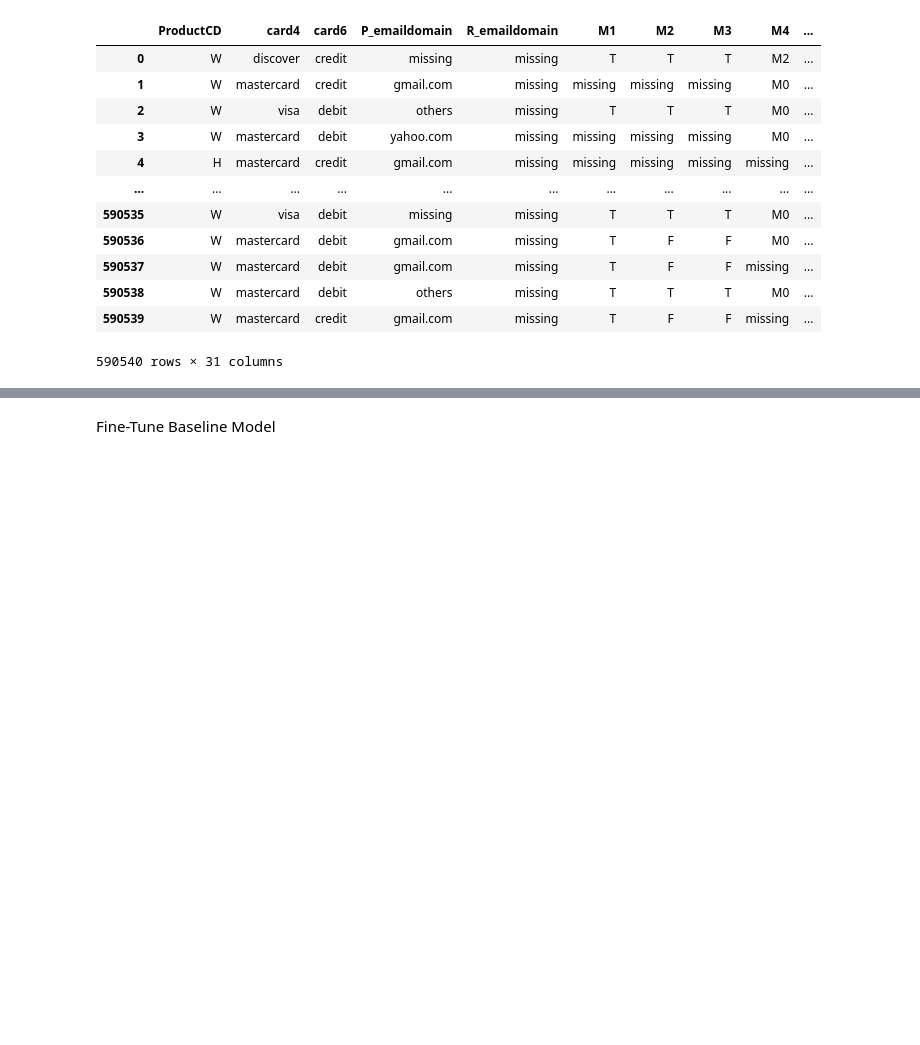
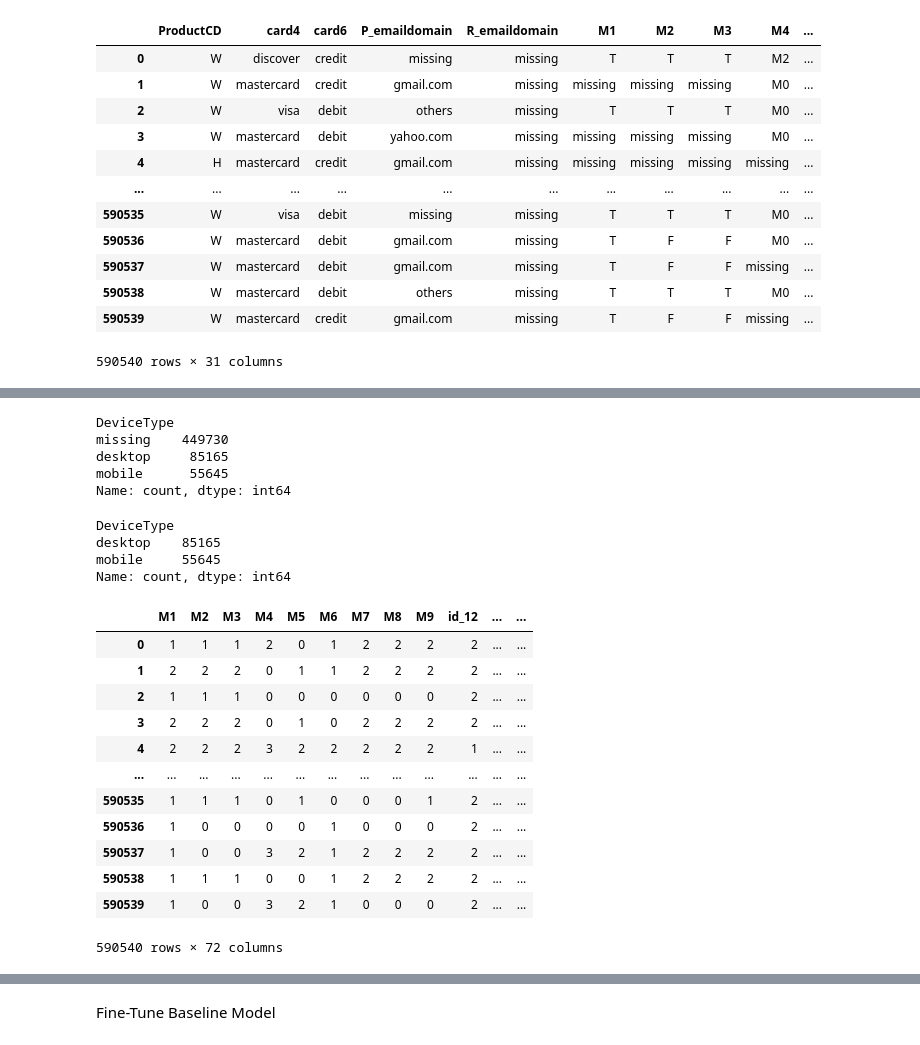
Before and after one commit to Henry-s-Final-Year-Project/Fraud-Detection-Analysis, a Jupyter notebook: Prototype/fraud_detection_model.ipynb, the cells around one changed output, grey strips where cells are left out. Saved outputs shown, nothing was run; the diff lists cells and outputs as text; code cells hidden in the pictures; blank space fills up the shorter version.

Commit message:
data cleaned

```diff
--- a/Prototype/fraud_detection_model.ipynb
+++ b/Prototype/fraud_detection_model.ipynb
@@ -279,8 +280,6 @@ def categorize_browser(browser):
 
 fined_categorical_features['id_30'] = fined_categorical_features['id_30'].apply(generalize_os)
 fined_categorical_features['id_31'] = fined_categorical_features['id_31'].apply(categorize_browser)
-# %%
-fined_categorical_features.drop(columns="DeviceInfo", inplace=True)
 # %%
 for i in range(len(fined_categorical_features.columns)):
     print(fined_categorical_features.columns[i], ":", fined_categorical_features.iloc[:, i].unique())
@@ -305,26 +325,58 @@ DeviceType : ['missing' 'mobile' 'desktop']
+# %%
+fined_categorical_features["DeviceType"].value_counts()
+# %% [output]
+DeviceType
+missing    449730
+desktop     85165
+mobile      55645
+Name: count, dtype: int64
+# %%
+fined_train_data["DeviceType"].value_counts()
+# %% [output]
+DeviceType
+desktop    85165
+mobile     55645
+Name: count, dtype: int64
 # %%
 from sklearn.preprocessing import LabelEncoder
 def encode_features(df):
     one_hot_columns = ['ProductCD', 'card4', 'card6', 'P_emaildomain', 'R_emaildomain',
                        'id_23', 'id_30', 'id_31', 'id_34', 'DeviceType']
 
     label_columns = ['M1', 'M2', 'M3', 'M4', 'M5', 'M6', 'M7', 'M8', 'M9',
                      'id_12', 'id_15', 'id_16', 'id_27', 'id_28', 'id_29',
                      'id_35', 'id_36', 'id_37', 'id_38']
 
     freq_encoding_columns = ['DeviceInfo']
 
     # One-hot encoding
-    df = pd.get_dummies(df, columns=one_hot_columns, drop_first=True)
+    df = pd.get_dummies(df, columns=one_hot_columns)
 
     # Label encoding
     label_encoder = LabelEncoder()
     for col in label_columns:
         df[col] = label_encoder.fit_transform(df[col].astype(str))
 
     # Frequency encoding
     for col in freq_encoding_columns:
         freq_map = df[col].value_counts(normalize=True).to_dict()
         df[col] = df[col].map(freq_map)
 
     return df
+
+encoded_categorical_features = encode_features(fined_categorical_features)
+encoded_categorical_features
+# %% [output]
+|  | M1 | M2 | M3 | M4 | M5 | M6 | M7 | M8 | M9 | id_12 | ... | ... |
+| 0 | 1 | 1 | 1 | 2 | 0 | 1 | 2 | 2 | 2 | 2 | ... | ... |
+| 1 | 2 | 2 | 2 | 0 | 1 | 1 | 2 | 2 | 2 | 2 | ... | ... |
+| 2 | 1 | 1 | 1 | 0 | 0 | 0 | 0 | 0 | 0 | 2 | ... | ... |
+| 3 | 2 | 2 | 2 | 0 | 1 | 0 | 2 | 2 | 2 | 2 | ... | ... |
+| 4 | 2 | 2 | 2 | 3 | 2 | 2 | 2 | 2 | 2 | 1 | ... | ... |
+| ... | ... | ... | ... | ... | ... | ... | ... | ... | ... | ... | ... | ... |
+| 590535 | 1 | 1 | 1 | 0 | 1 | 0 | 0 | 0 | 1 | 2 | ... | ... |
+| 590536 | 1 | 0 | 0 | 0 | 0 | 1 | 0 | 0 | 0 | 2 | ... | ... |
+| 590537 | 1 | 0 | 0 | 3 | 2 | 1 | 2 | 2 | 2 | 2 | ... | ... |
+| 590538 | 1 | 1 | 1 | 0 | 0 | 1 | 2 | 2 | 2 | 2 | ... | ... |
+| 590539 | 1 | 0 | 0 | 3 | 2 | 1 | 0 | 0 | 0 | 2 | ... | ... |
+590540 rows × 72 columns
```
Also changed, not shown: parts of 8 cells of this notebook.
